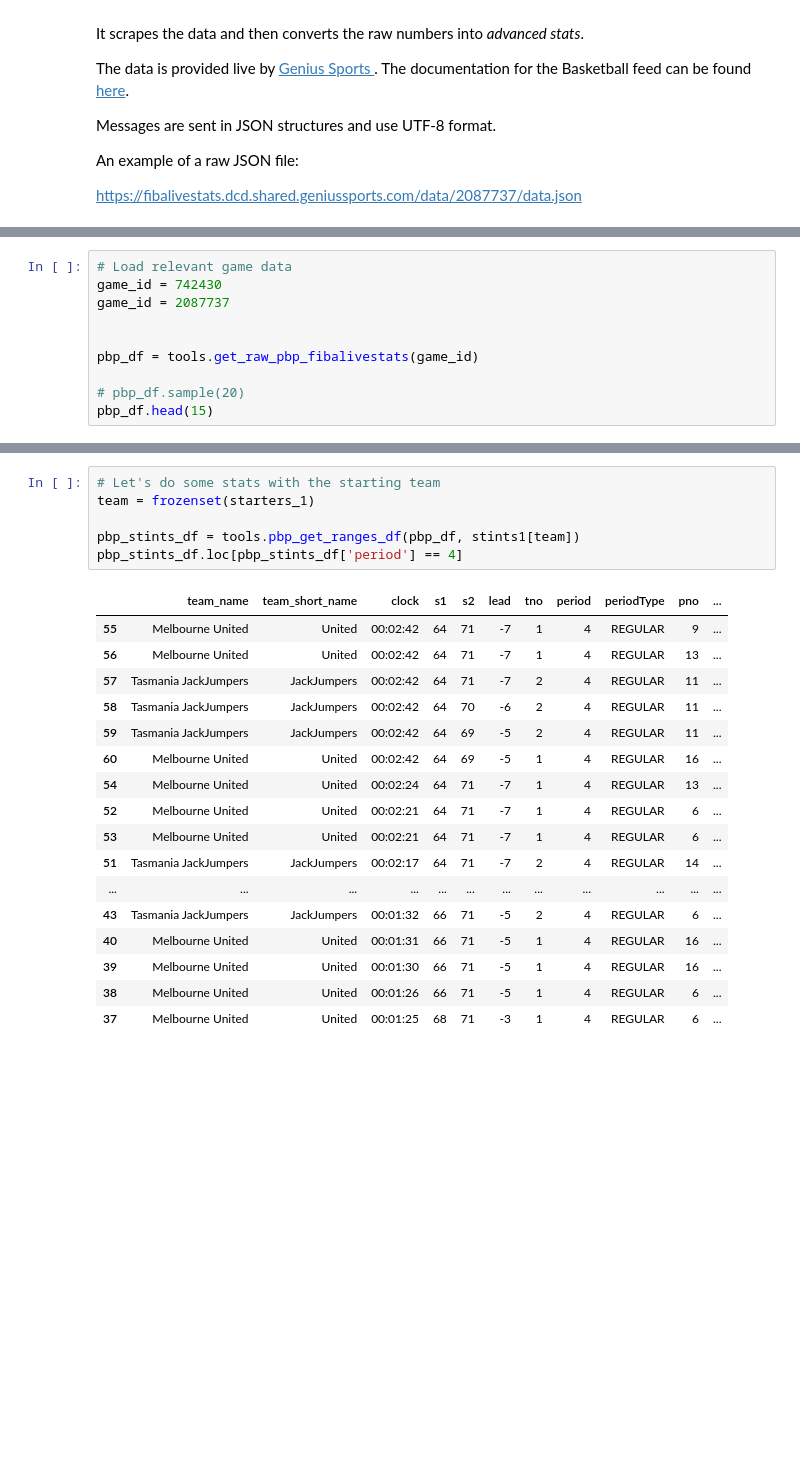
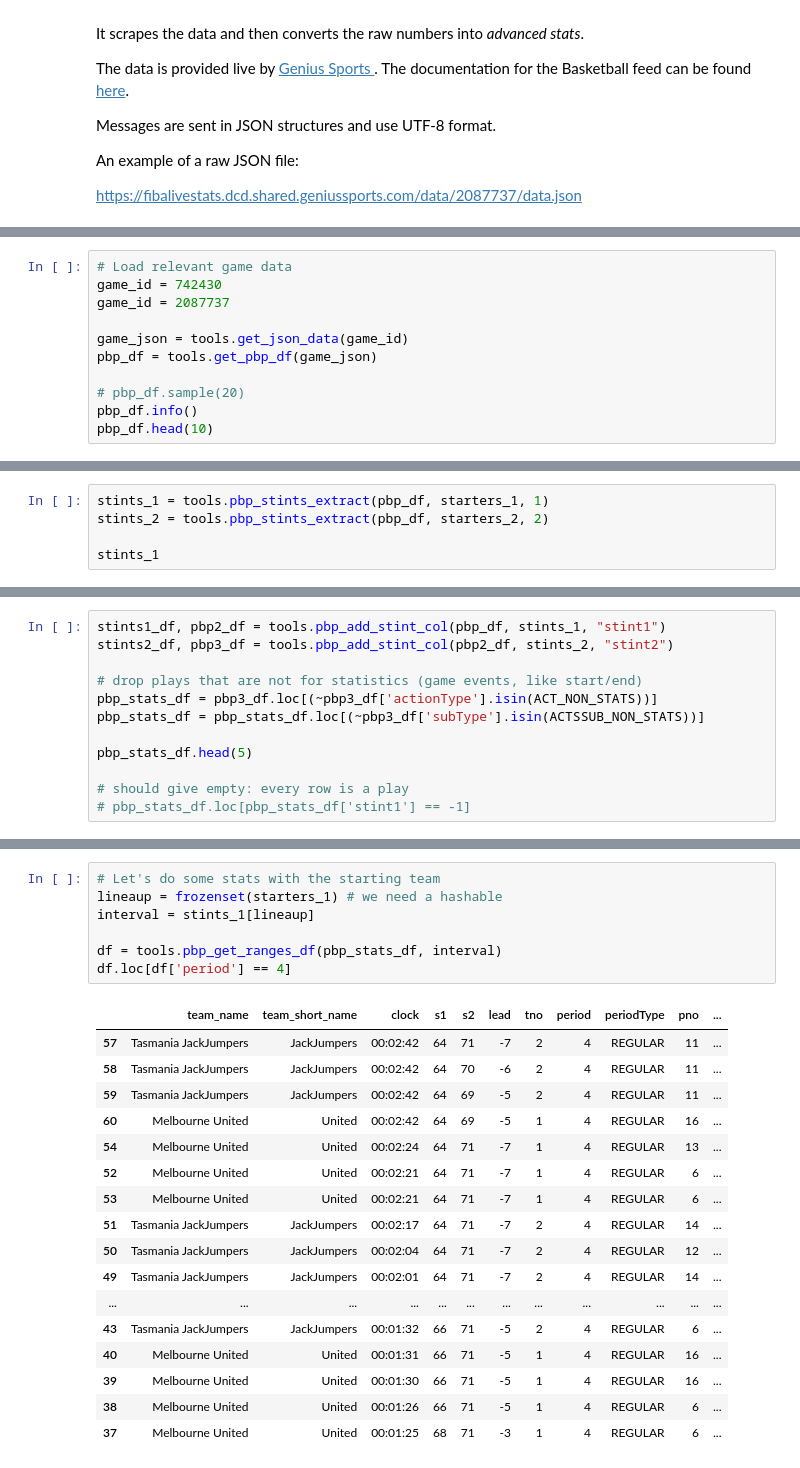
Before and after one commit to ssardina/pynbl, a Jupyter notebook: bball_stas.ipynb, the cells around one changed output, grey strips where cells are left out. Drawn from its saved outputs; the diff is of its cells as text; blank space fills up the shorter version.

```diff
--- a/bball_stas.ipynb
+++ b/bball_stas.ipynb
@@ -29,9 +31,10 @@ import tools
 game_id = 742430
 game_id = 2087737
 
-
-pbp_df = tools.get_raw_pbp_fibalivestats(game_id)
+game_json = tools.get_json_data(game_id)
+pbp_df = tools.get_pbp_df(game_json)
 
 # pbp_df.sample(20)
-pbp_df.head(15)
+pbp_df.info()
+pbp_df.head(10)
 # %% [output]
@@ -123,0 +130,5 @@ Game Melbourne United (United) vs Tasmania JackJumpers (JackJumpers)
+# %%
+stints_1 = tools.pbp_stints_extract(pbp_df, starters_1, 1)
+stints_2 = tools.pbp_stints_extract(pbp_df, starters_2, 2)
+
+stints_1
@@ -123,0 +155,12 @@ Game Melbourne United (United) vs Tasmania JackJumpers (JackJumpers)
+# %%
+stints1_df, pbp2_df = tools.pbp_add_stint_col(pbp_df, stints_1, "stint1")
+stints2_df, pbp3_df = tools.pbp_add_stint_col(pbp2_df, stints_2, "stint2")
+
+# drop plays that are not for statistics (game events, like start/end)
+pbp_stats_df = pbp3_df.loc[(~pbp3_df['actionType'].isin(ACT_NON_STATS))]
+pbp_stats_df = pbp_stats_df.loc[(~pbp3_df['subType'].isin(ACTSSUB_NON_STATS))]
+
+pbp_stats_df.head(5)
+
+# should give empty: every row is a play
+# pbp_stats_df.loc[pbp_stats_df['stint1'] == -1]
@@ -124,13 +199,12 @@ Game Melbourne United (United) vs Tasmania JackJumpers (JackJumpers)
 # %%
 # Let's do some stats with the starting team
-team = frozenset(starters_1)
+lineaup = frozenset(starters_1) # we need a hashable
+interval = stints_1[lineaup]
 
-pbp_stints_df = tools.pbp_get_ranges_df(pbp_df, stints1[team])
-pbp_stints_df.loc[pbp_stints_df['period'] == 4]
+df = tools.pbp_get_ranges_df(pbp_stats_df, interval)
+df.loc[df['period'] == 4]
 # %% [output]
 |  | team_name | team_short_name | clock | s1 | s2 | lead | tno | period | periodType | pno | ... |
-| 55 | Melbourne United | United | 00:02:42 | 64 | 71 | -7 | 1 | 4 | REGULAR | 9 | ... |
-| 56 | Melbourne United | United | 00:02:42 | 64 | 71 | -7 | 1 | 4 | REGULAR | 13 | ... |
 | 57 | Tasmania JackJumpers | JackJumpers | 00:02:42 | 64 | 71 | -7 | 2 | 4 | REGULAR | 11 | ... |
 | 58 | Tasmania JackJumpers | JackJumpers | 00:02:42 | 64 | 70 | -6 | 2 | 4 | REGULAR | 11 | ... |
 | 59 | Tasmania JackJumpers | JackJumpers | 00:02:42 | 64 | 69 | -5 | 2 | 4 | REGULAR | 11 | ... |
@@ -139,6 +213,8 @@ pbp_stints_df.loc[pbp_stints_df['period'] == 4]
 | 52 | Melbourne United | United | 00:02:21 | 64 | 71 | -7 | 1 | 4 | REGULAR | 6 | ... |
 | 53 | Melbourne United | United | 00:02:21 | 64 | 71 | -7 | 1 | 4 | REGULAR | 6 | ... |
 | 51 | Tasmania JackJumpers | JackJumpers | 00:02:17 | 64 | 71 | -7 | 2 | 4 | REGULAR | 14 | ... |
+| 50 | Tasmania JackJumpers | JackJumpers | 00:02:04 | 64 | 71 | -7 | 2 | 4 | REGULAR | 12 | ... |
+| 49 | Tasmania JackJumpers | JackJumpers | 00:02:01 | 64 | 71 | -7 | 2 | 4 | REGULAR | 14 | ... |
 | ... | ... | ... | ... | ... | ... | ... | ... | ... | ... | ... | ... |
 | 43 | Tasmania JackJumpers | JackJumpers | 00:01:32 | 66 | 71 | -5 | 2 | 4 | REGULAR | 6 | ... |
 | 40 | Melbourne United | United | 00:01:31 | 66 | 71 | -5 | 1 | 4 | REGULAR | 16 | ... |
```
Also changed, not shown: parts of 25 cells of this notebook, 1 other file.
